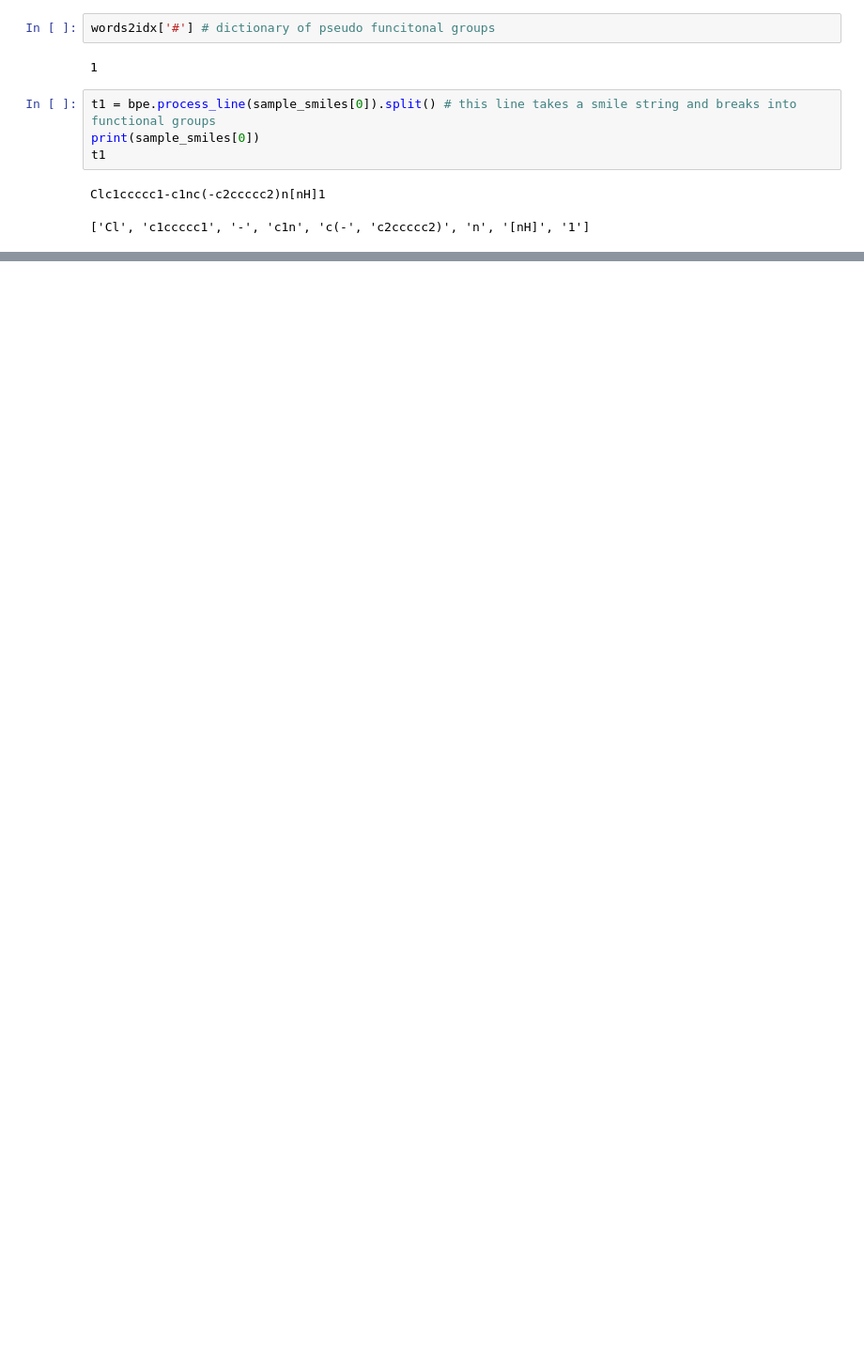
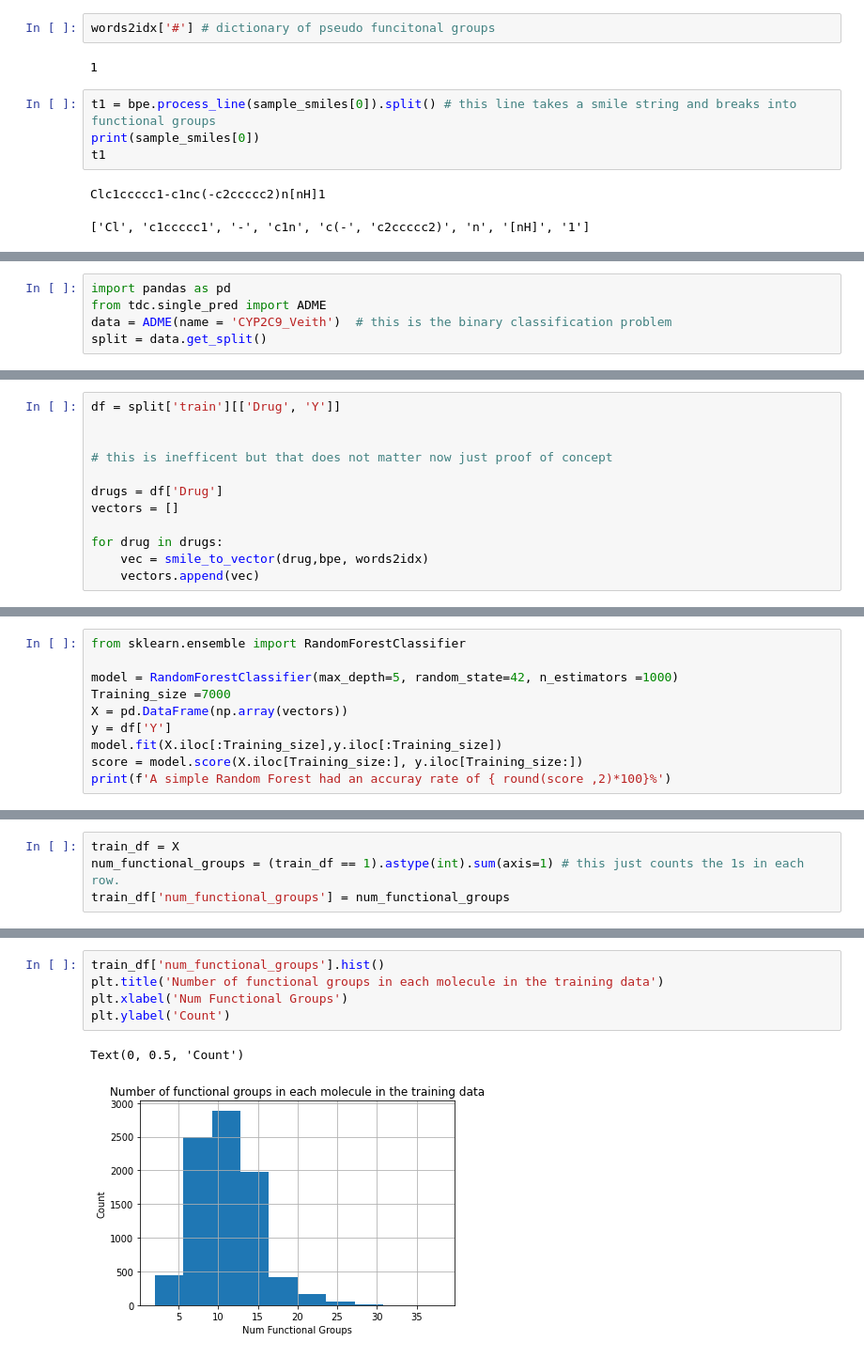
Before and after one commit to parkerburchett/CASTER, a Jupyter notebook: DDE/LookatSmilesToVector.ipynb, the cells around one changed output, grey strips where cells are left out. Shown: that part at 94% size. Cells and saved outputs as stored; diff of their text form; blank space fills up the shorter version.

Commit message:
Started work on testing a dummy model

```diff
--- a/DDE/LookatSmilesToVector.ipynb
+++ b/DDE/LookatSmilesToVector.ipynb
@@ -83,0 +105,5 @@ Clc1ccccc1-c1nc(-c2ccccc2)n[nH]1
+# %%
+import pandas as pd
+from tdc.single_pred import ADME
+data = ADME(name = 'CYP2C9_Veith')  # this is the binary classification problem
+split = data.get_split()
@@ -83,0 +114,12 @@ Clc1ccccc1-c1nc(-c2ccccc2)n[nH]1
+# %%
+df = split['train'][['Drug', 'Y']]
+
+
+# this is inefficent but that does not matter now just proof of concept
+
+drugs = df['Drug']
+vectors = []
+
+for drug in drugs:
+    vec = smile_to_vector(drug,bpe, words2idx)
+    vectors.append(vec)
@@ -83,0 +128,10 @@ Clc1ccccc1-c1nc(-c2ccccc2)n[nH]1
+# %%
+from sklearn.ensemble import RandomForestClassifier
+
+model = RandomForestClassifier(max_depth=5, random_state=42, n_estimators =1000)
+Training_size =7000
+X = pd.DataFrame(np.array(vectors))
+y = df['Y']
+model.fit(X.iloc[:Training_size],y.iloc[:Training_size])
+score = model.score(X.iloc[Training_size:], y.iloc[Training_size:])
+print(f'A simple Random Forest had an accuray rate of { round(score ,2)*100}%')
@@ -83,0 +170,4 @@ Clc1ccccc1-c1nc(-c2ccccc2)n[nH]1
+# %%
+train_df = X
+num_functional_groups = (train_df == 1).astype(int).sum(axis=1) # this just counts the 1s in each row.
+train_df['num_functional_groups'] = num_functional_groups
@@ -83,0 +195,8 @@ Clc1ccccc1-c1nc(-c2ccccc2)n[nH]1
+# %%
+train_df['num_functional_groups'].hist()
+plt.title('Number of functional groups in each molecule in the training data')
+plt.xlabel('Num Functional Groups')
+plt.ylabel('Count')
+# %% [output]
+Text(0, 0.5, 'Count')
+[figure, added]
```
Also changed, not shown: parts of 20 cells of this notebook, 6 other files.
